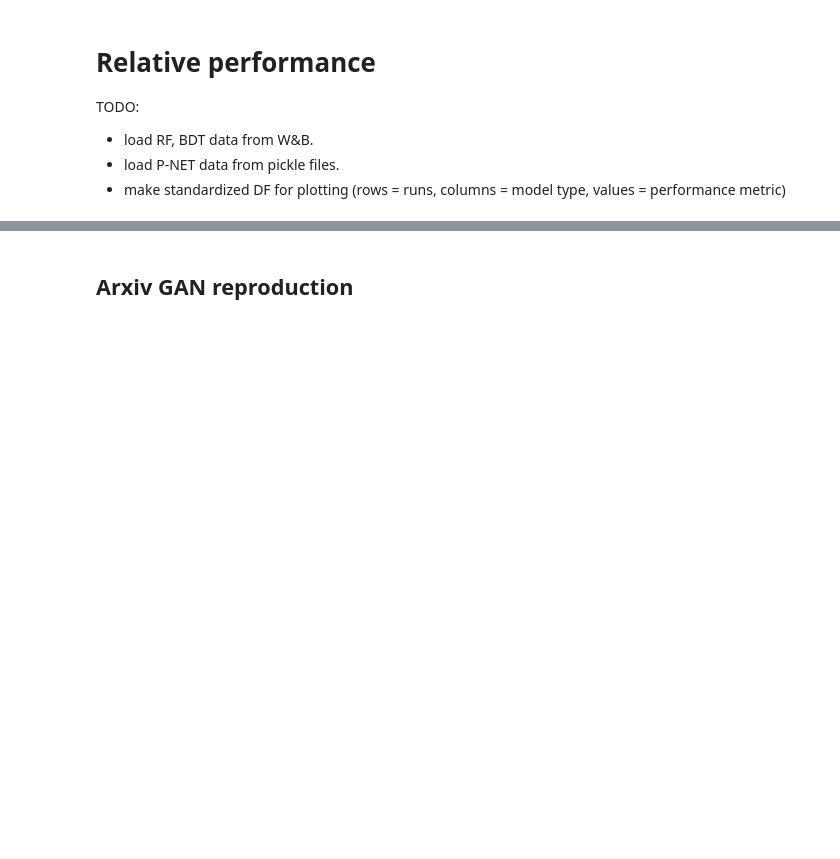
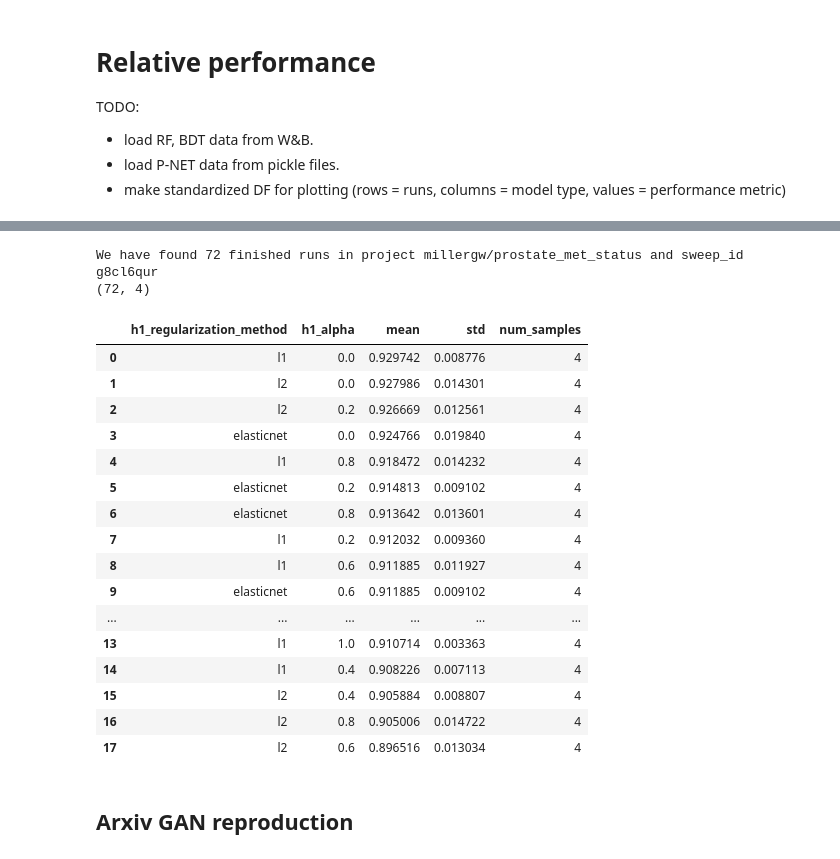
Before and after one commit to millergw/pnet, a Jupyter notebook: src/stability_and_performance_analysis.ipynb, the cells around one changed output, grey strips where cells are left out. Cells and saved outputs as stored; diff of their text form; code cells hidden in the pictures; blank space fills up the shorter version.

```diff
--- a/src/stability_and_performance_analysis.ipynb
+++ b/src/stability_and_performance_analysis.ipynb
@@ -48,3 +920,75 @@ TODO:
+# %%
+import wandb
+import pandas as pd
+from collections import defaultdict
+
+# Initialize the API
+api = wandb.Api()
+
+# Define parameters
+project_name = "millergw/prostate_met_status"
+sweep_id = "g8cl6qur"
+
+# Fetch the runs
+runs = api.runs(project_name, filters={"sweep": sweep_id, "state": "finished"})
+print("We have found {} finished runs in project {} and sweep_id {}".format(len(runs), project_name, sweep_id))
+
+# Group AUC scores by the h1 regularization parameters
+auc_scores_by_group = defaultdict(list)
+
+# Extract relevant information and group by model_type and datasets
+for run in runs:
+    h1_alpha = run.config.get("h1_alpha", "unknown")
+    h1_regularization_method = run.config.get("h1_regularization_method", "unknown")
+    l1_ratio = run.config.get("l1_ratio", "unknown")
+    auc_score = run.summary.get("validation_roc_auc_score")
+    if auc_score is not None:
+        auc_scores_by_group[(h1_regularization_method, h1_alpha, l1_ratio)].append(auc_score)
+
+# Convert to DataFrame
+df = pd.DataFrame([
+    {"h1_regularization_method":h1_regularization_method, "h1_alpha":h1_alpha, "l1_ratio":l1_ratio,
+     "auc": auc_score}
+    for (h1_regularization_method, h1_alpha, l1_ratio), auc_scores in auc_scores_by_group.items()
+    for auc_score in auc_scores
+])
+
+logging.debug("Sorting model order by decreasing mean")
+# Calculate the mean of each group
+group_means = df.groupby(['h1_regularization_method', 'h1_alpha'])['auc'].mean().sort_values(ascending=False)
+
+# Reorder the DataFrame based on the descending group means
+df = df.set_index(['h1_regularization_method', 'h1_alpha']).loc[group_means.index].reset_index()
+print(df.shape)
+
+# Calculate mean, standard deviation, and sample size of the AUC scores for each group
+grouped_stats = df.groupby(['h1_regularization_method', 'h1_alpha'])['auc'].agg(
+    mean='mean',
+    std='std',
+    num_samples='count'
+).loc[group_means.index].reset_index()
+
+display(grouped_stats)
+# %% [output]
+We have found 72 finished runs in project millergw/prostate_met_status and sweep_id g8cl6qur
+(72, 4)
+|  | h1_regularization_method | h1_alpha | mean | std | num_samples |
+| 0 | l1 | 0.0 | 0.929742 | 0.008776 | 4 |
+| 1 | l2 | 0.0 | 0.927986 | 0.014301 | 4 |
+| 2 | l2 | 0.2 | 0.926669 | 0.012561 | 4 |
+| 3 | elasticnet | 0.0 | 0.924766 | 0.019840 | 4 |
+| 4 | l1 | 0.8 | 0.918472 | 0.014232 | 4 |
+| 5 | elasticnet | 0.2 | 0.914813 | 0.009102 | 4 |
+| 6 | elasticnet | 0.8 | 0.913642 | 0.013601 | 4 |
+| 7 | l1 | 0.2 | 0.912032 | 0.009360 | 4 |
+| 8 | l1 | 0.6 | 0.911885 | 0.011927 | 4 |
+| 9 | elasticnet | 0.6 | 0.911885 | 0.009102 | 4 |
+| ... | ... | ... | ... | ... | ... |
+| 13 | l1 | 1.0 | 0.910714 | 0.003363 | 4 |
+| 14 | l1 | 0.4 | 0.908226 | 0.007113 | 4 |
+| 15 | l2 | 0.4 | 0.905884 | 0.008807 | 4 |
+| 16 | l2 | 0.8 | 0.905006 | 0.014722 | 4 |
+| 17 | l2 | 0.6 | 0.896516 | 0.013034 | 4 |
 # %% [markdown]
 ## Arxiv GAN reproduction
 # %%
```
Also changed, not shown: parts of 29 cells of this notebook, 1 other file.
